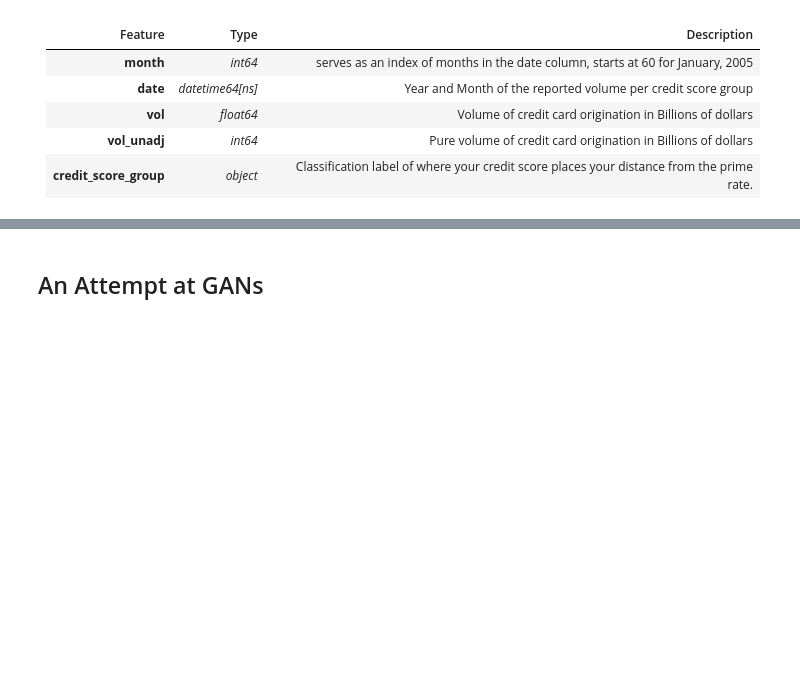
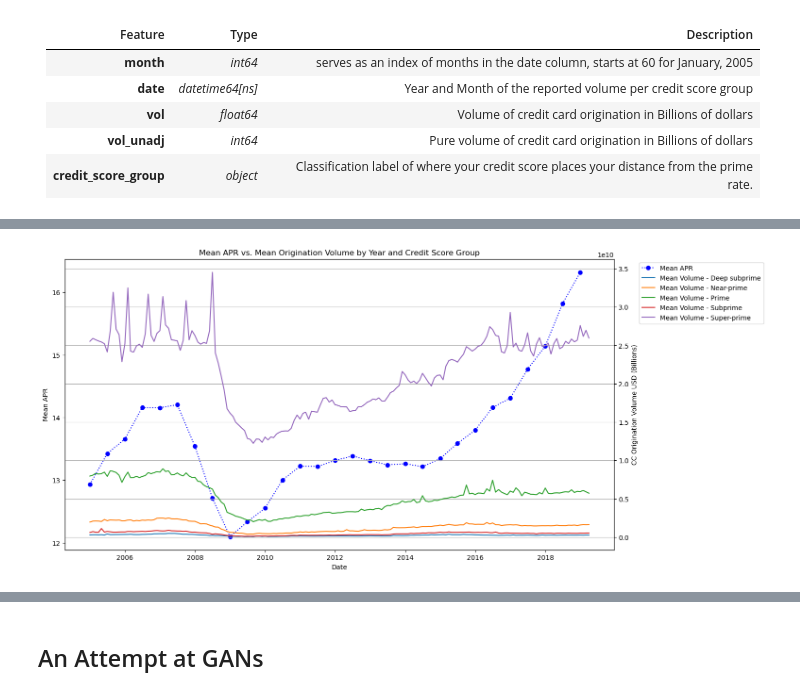
Before and after one commit to DanielGroneberg/TOP_project, a Jupyter notebook: code/CFPB_Data.ipynb, the cells around one changed output, grey strips where cells are left out. Saved outputs shown, nothing was run; the diff lists cells and outputs as text; code cells hidden in the pictures; blank space fills up the shorter version.

```diff
--- a/code/CFPB_Data.ipynb
+++ b/code/CFPB_Data.ipynb
@@ -1057,0 +1213,2 @@ lending_df["date"] = pd.to_datetime(lending_df["date"])
+# %%
+mean_vol_lending_score_groups = lending_df.groupby(['date','credit_score_group'])['vol'].mean()
@@ -1057,0 +1232,30 @@ lending_df["date"] = pd.to_datetime(lending_df["date"])
+# %%
+mvlsg = mean_vol_lending_score_groups.unstack()
+# %%
+# Create a dual y-axis plot
+fig, ax1 = plt.subplots(figsize=(15, 8))
+ax1.plot(mean_apr_agreement, label="Mean APR", color='b', marker="o", linestyle=":")
+ax1.set_xlabel("Date")
+ax1.set_ylabel("Mean APR")
+
+ax2 = ax1.twinx()
+
+# Plot the mean origination volume for each credit_score_group
+for column in mvlsg.columns:
+    ax2.plot(mvlsg.index, mvlsg[column], label=f"Mean Volume - {column}")
+
+ax2.set_ylabel("CC Origination Volume USD (Billions)")
+
+# Add legends
+lines1, labels1 = ax1.get_legend_handles_labels()
+lines2, labels2 = ax2.get_legend_handles_labels()
+lines = lines1 + lines2
+labels = labels1 + labels2
+ax1.legend(lines, labels, loc='upper left', bbox_to_anchor=(1.04, 1))
+plt.title("Mean APR vs. Mean Origination Volume by Year and Credit Score Group")
+
+# Show the plot
+plt.grid(visible=True)
+plt.show()
+# %% [output]
+[figure, added]
```
Also changed, not shown: parts of 30 cells of this notebook.
